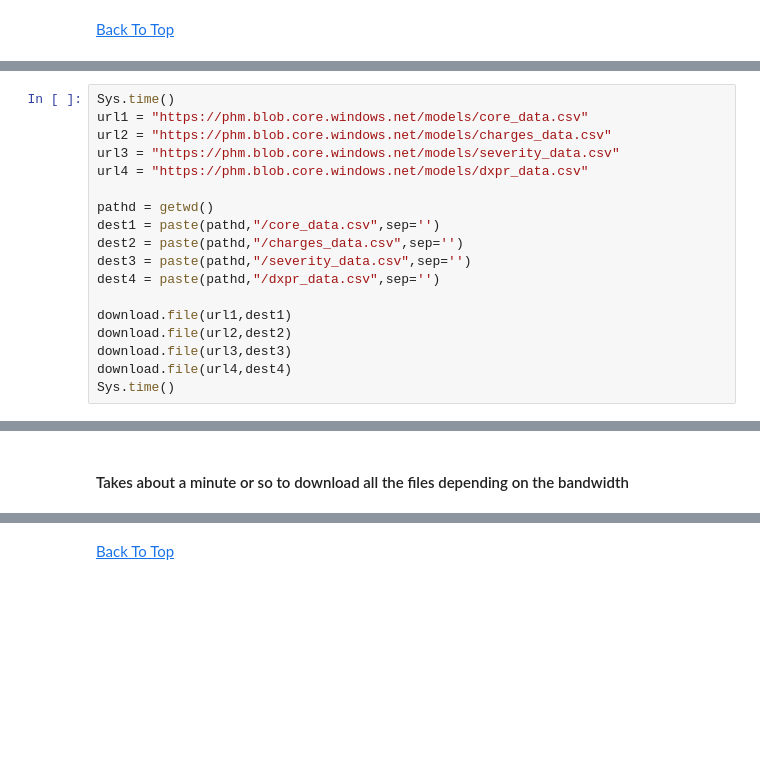
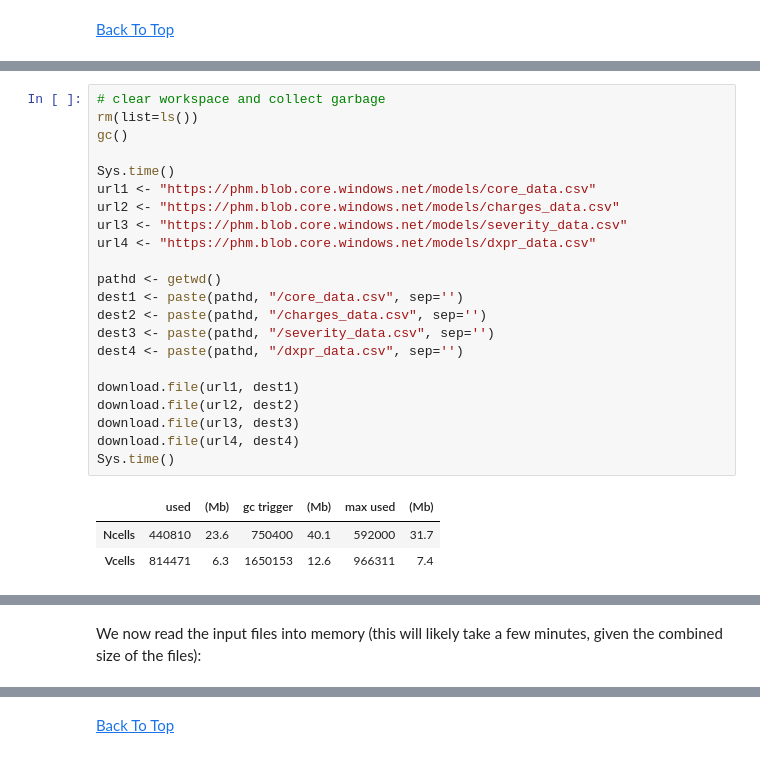
Before and after one commit to Azure/cortana-intelligence-population-health-management, a Jupyter notebook: ManualDeploymentGuide/Model/Length Of Stay Models - xgboost.ipynb, the cells around one changed output, grey strips where cells are left out. Drawn from its saved outputs; the diff is of its cells as text; blank space fills up the shorter version.

```diff
--- a/ManualDeploymentGuide/Model/Length Of Stay Models - xgboost.ipynb
+++ b/ManualDeploymentGuide/Model/Length Of Stay Models - xgboost.ipynb
@@ -39,18 +38,26 @@ gc()
 # %%
+# clear workspace and collect garbage
+rm(list=ls())
+gc()
+
 Sys.time()
-url1 = "https://phm.blob.core.windows.net/models/core_data.csv"
-url2 = "https://phm.blob.core.windows.net/models/charges_data.csv"
-url3 = "https://phm.blob.core.windows.net/models/severity_data.csv"
-url4 = "https://phm.blob.core.windows.net/models/dxpr_data.csv"
+url1 <- "https://phm.blob.core.windows.net/models/core_data.csv"
+url2 <- "https://phm.blob.core.windows.net/models/charges_data.csv"
+url3 <- "https://phm.blob.core.windows.net/models/severity_data.csv"
+url4 <- "https://phm.blob.core.windows.net/models/dxpr_data.csv"
 
-pathd = getwd()
-dest1 = paste(pathd,"/core_data.csv",sep='')
-dest2 = paste(pathd,"/charges_data.csv",sep='')
-dest3 = paste(pathd,"/severity_data.csv",sep='')
-dest4 = paste(pathd,"/dxpr_data.csv",sep='')
+pathd <- getwd()
+dest1 <- paste(pathd, "/core_data.csv", sep='')
+dest2 <- paste(pathd, "/charges_data.csv", sep='')
+dest3 <- paste(pathd, "/severity_data.csv", sep='')
+dest4 <- paste(pathd, "/dxpr_data.csv", sep='')
 
-download.file(url1,dest1)
-download.file(url2,dest2)
-download.file(url3,dest3)
-download.file(url4,dest4)
+download.file(url1, dest1)
+download.file(url2, dest2)
+download.file(url3, dest3)
+download.file(url4, dest4)
 Sys.time()
+# %% [output]
+|  | used | (Mb) | gc trigger | (Mb) | max used | (Mb) |
+| Ncells | 440810 | 23.6 | 750400 | 40.1 | 592000 | 31.7 |
+| Vcells | 814471 | 6.3 | 1650153 | 12.6 | 966311 | 7.4 |
@@ -57,4 +66,4 @@ Sys.time()
-# %% [markdown]
-#### Takes about a minute or so to download all the files depending on the bandwidth
+# %% [markdown]
+We now read the input files into memory (this will likely take a few minutes, given the combined size of the files):
 # %%
 Sys.time()
```
Also changed, not shown: parts of 71 cells of this notebook, 1 other file.
